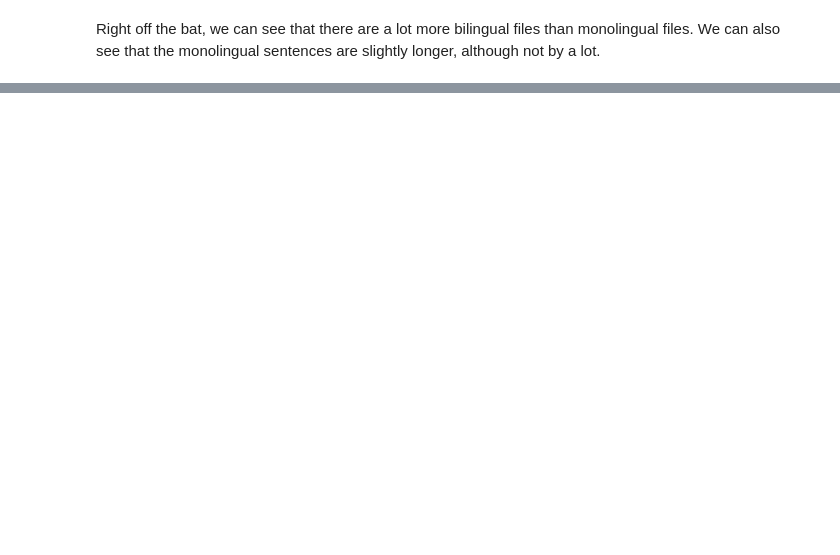
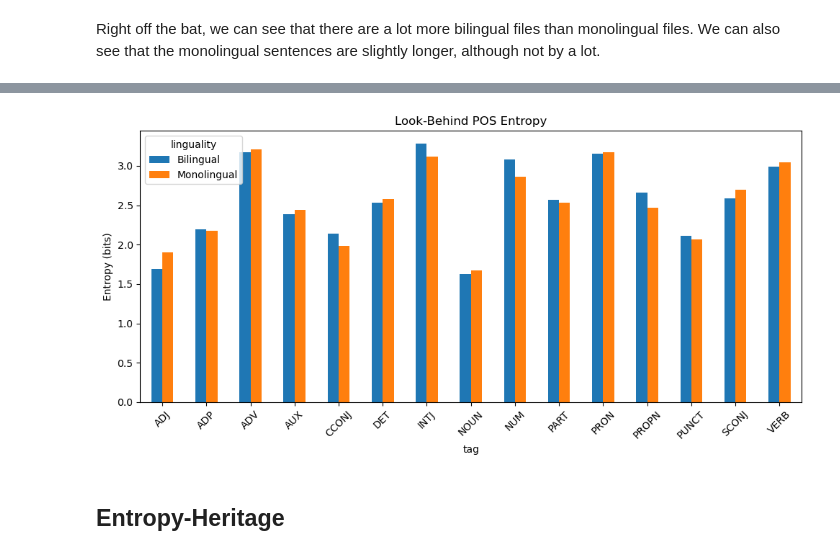
Before and after one commit to lcarl82/Multilingual-Entropy, a Jupyter notebook: Code/RUEGExploration.ipynb, the cells around one changed output, grey strips where cells are left out. Saved outputs shown, nothing was run; the diff lists cells and outputs as text; code cells hidden in the pictures; blank space fills up the shorter version.

```diff
--- a/Code/RUEGExploration.ipynb
+++ b/Code/RUEGExploration.ipynb
@@ -173,0 +696,18 @@ Right off the bat, we can see that there are a lot more bilingual files than mon
+# %%
+pivot = df.pivot(
+    index="tag",
+    columns="linguality",
+    values="behind_entropy"
+)
+
+pivot.plot(kind="bar", figsize=(10, 5))
+
+plt.ylabel("Entropy (bits)")
+plt.title("Look-Behind POS Entropy")
+plt.xticks(rotation=45)
+plt.tight_layout()
+plt.show()
+# %% [output]
+[figure, added]
+# %% [markdown]
+## Entropy-Heritage
```
Also changed, not shown: parts of 52 cells of this notebook.
